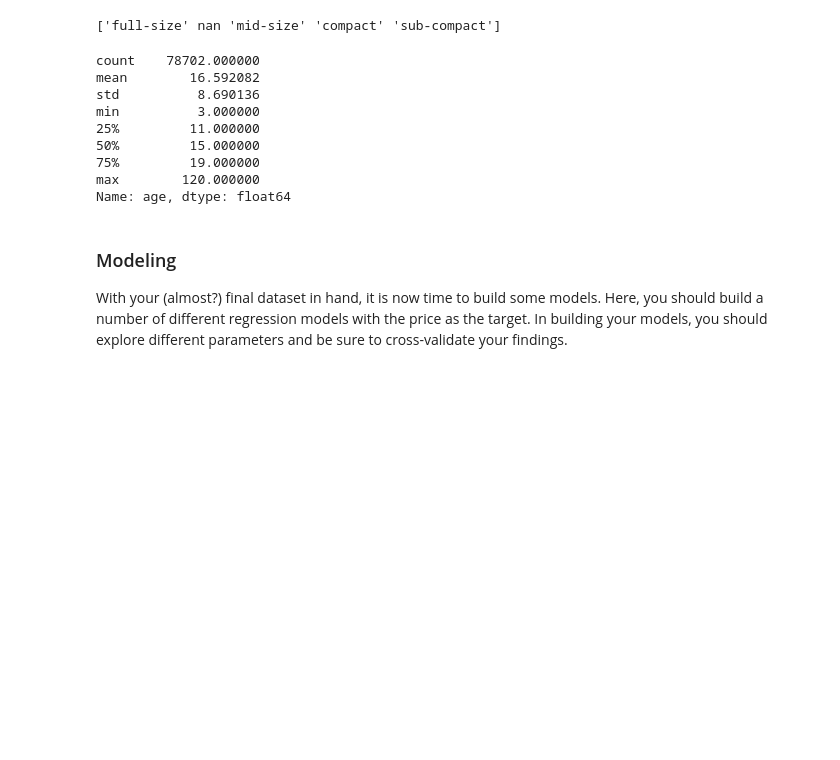
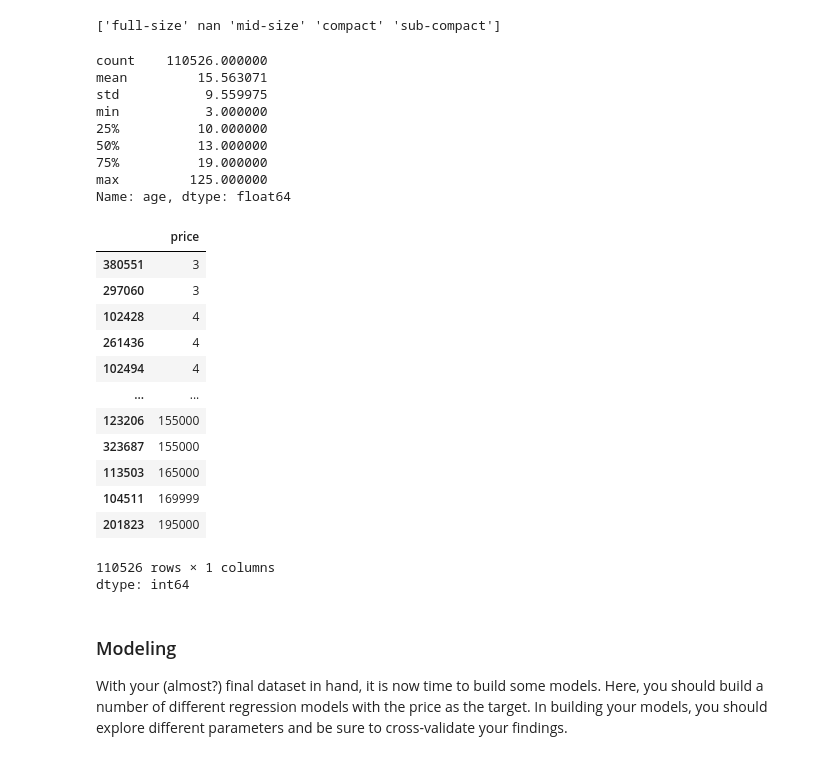
Before and after one commit to ashrivastav33/predict_car_price, a Jupyter notebook: code/predict_car_price_ashri33.ipynb, the cells around one changed output. Cells and saved outputs as stored; diff of their text form; code cells hidden in the pictures; blank space fills up the shorter version.

```diff
--- a/code/predict_car_price_ashri33.ipynb
+++ b/code/predict_car_price_ashri33.ipynb
@@ -224,7 +224,7 @@ memory usage: 15.0+ MB
 print(used_vehicle_df['size'].unique())
 
 # We are left with ~ a third of a dataset with most values present, let's replace 'size' NaN with 'unknown' value
-used_vehicle_df.fillna('unknown', inplace = True)
+#used_vehicle_df.fillna('unknown', inplace = True)
 # %% [output]
 ['full-size' nan 'mid-size' 'compact' 'sub-compact']
 # %%
@@ -244,12 +245,12 @@ print(used_vehicle_df['age'].describe())
 #Year doesn't really matter what matters is age of the car as of 2025
 used_vehicle_df = used_vehicle_df.drop('year', axis = 1)
 # %% [output]
-count    78702.000000
-mean        16.592082
-std          8.690136
-min          3.000000
-25%         11.000000
-50%         15.000000
-75%         19.000000
-max        120.000000
+count    110526.000000
+mean         15.563071
+std           9.559975
+min           3.000000
+25%          10.000000
+50%          13.000000
+75%          19.000000
+max         125.000000
 Name: age, dtype: float64
@@ -255,0 +262,17 @@ Name: age, dtype: float64
+# %%
+used_vehicle_df['price'].sort_values(ascending = True)
+# %% [output]
+|  | price |
+| 380551 | 3 |
+| 297060 | 3 |
+| 102428 | 4 |
+| 261436 | 4 |
+| 102494 | 4 |
+| ... | ... |
+| 123206 | 155000 |
+| 323687 | 155000 |
+| 113503 | 165000 |
+| 104511 | 169999 |
+| 201823 | 195000 |
+110526 rows × 1 columns
+dtype: int64
```
Also changed, not shown: parts of 6 cells of this notebook.
